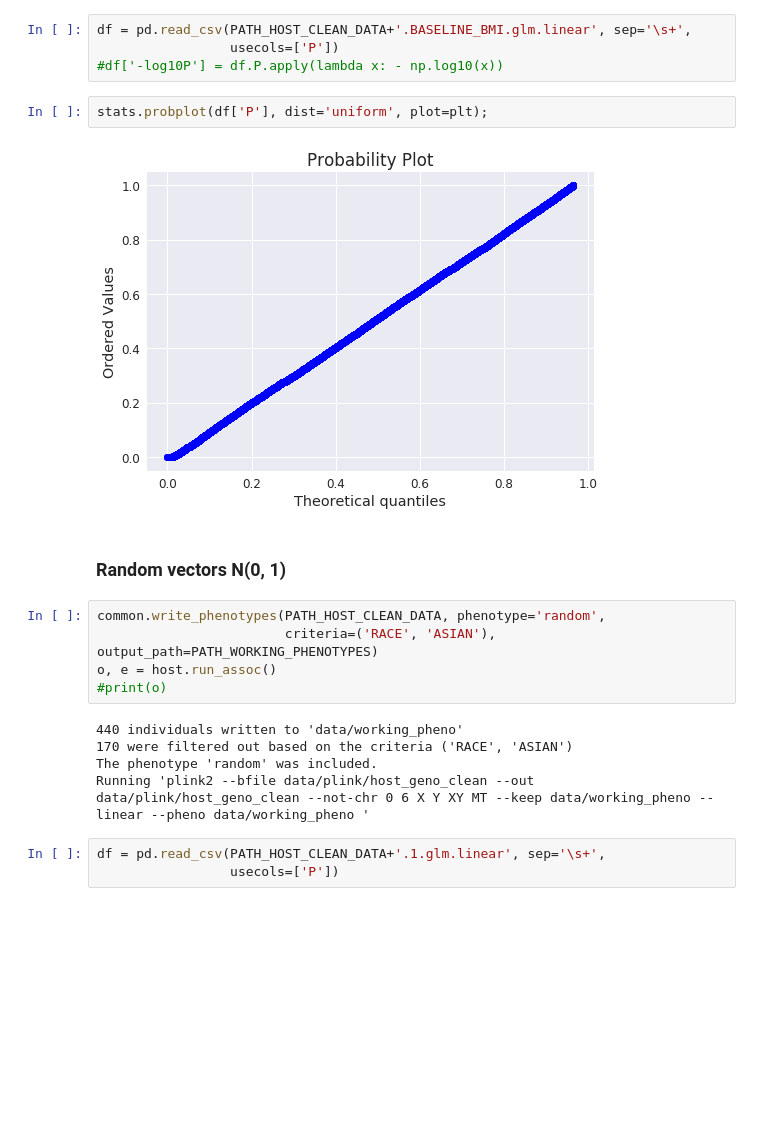
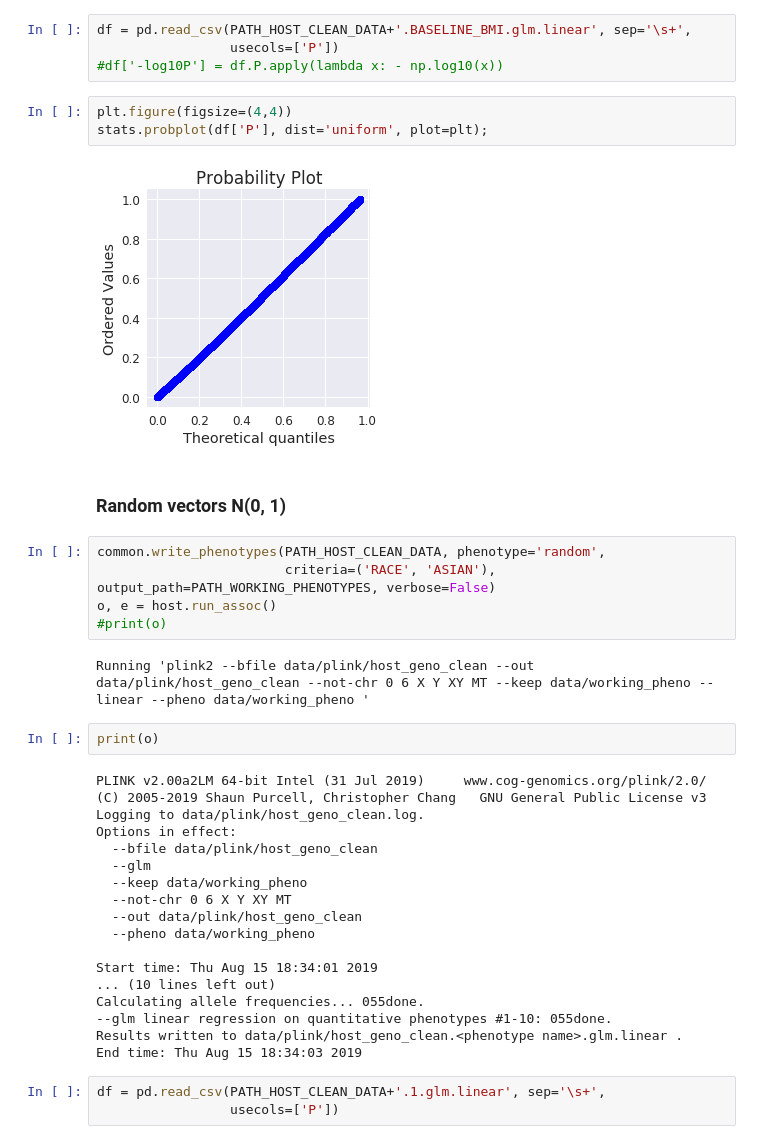
Before and after one commit to matthiaszeller/HBV, a Jupyter notebook: Host genotypes - Analysis.ipynb, the cells around one changed output. Saved outputs shown, nothing was run; the diff lists cells and outputs as text; blank space fills up the shorter version.

```diff
--- a/Host genotypes - Analysis.ipynb
+++ b/Host genotypes - Analysis.ipynb
@@ -88,21 +84,39 @@ df = pd.read_csv(PATH_HOST_CLEAN_DATA+'.BASELINE_BMI.glm.linear', sep='\s+',
                  usecols=['P'])
 #df['-log10P'] = df.P.apply(lambda x: - np.log10(x))
 # %%
+plt.figure(figsize=(4,4))
 stats.probplot(df['P'], dist='uniform', plot=plt);
 # %% [output]
-[figure, old version]
+[figure, new version]
 # %% [markdown]
 ### Random vectors N(0, 1)
 # %%
 common.write_phenotypes(PATH_HOST_CLEAN_DATA, phenotype='random',
-                        criteria=('RACE', 'ASIAN'), output_path=PATH_WORKING_PHENOTYPES)
+                        criteria=('RACE', 'ASIAN'), output_path=PATH_WORKING_PHENOTYPES, verbose=False)
 o, e = host.run_assoc()
 #print(o)
 # %% [output]
-440 individuals written to 'data/working_pheno'
-170 were filtered out based on the criteria ('RACE', 'ASIAN')
-The phenotype 'random' was included.
 Running 'plink2 --bfile data/plink/host_geno_clean --out data/plink/host_geno_clean --not-chr 0 6 X Y XY MT --keep data/working_pheno --linear --pheno data/working_pheno '
+# %%
+print(o)
+# %% [output]
+PLINK v2.00a2LM 64-bit Intel (31 Jul 2019)     www.cog-genomics.org/plink/2.0/
+(C) 2005-2019 Shaun Purcell, Christopher Chang   GNU General Public License v3
+Logging to data/plink/host_geno_clean.log.
+Options in effect:
+  --bfile data/plink/host_geno_clean
+  --glm
+  --keep data/working_pheno
+  --not-chr 0 6 X Y XY MT
+  --out data/plink/host_geno_clean
+  --pheno data/working_pheno
+
+Start time: Thu Aug 15 18:34:01 2019
+... (10 lines left out)
+Calculating allele frequencies... 055done.
+--glm linear regression on quantitative phenotypes #1-10: 055done.
+Results written to data/plink/host_geno_clean.<phenotype name>.glm.linear .
+End time: Thu Aug 15 18:34:03 2019
 # %%
 df = pd.read_csv(PATH_HOST_CLEAN_DATA+'.1.glm.linear', sep='\s+',
                  usecols=['P'])
```
Also changed, not shown: parts of 5 cells of this notebook, 1 other file.
